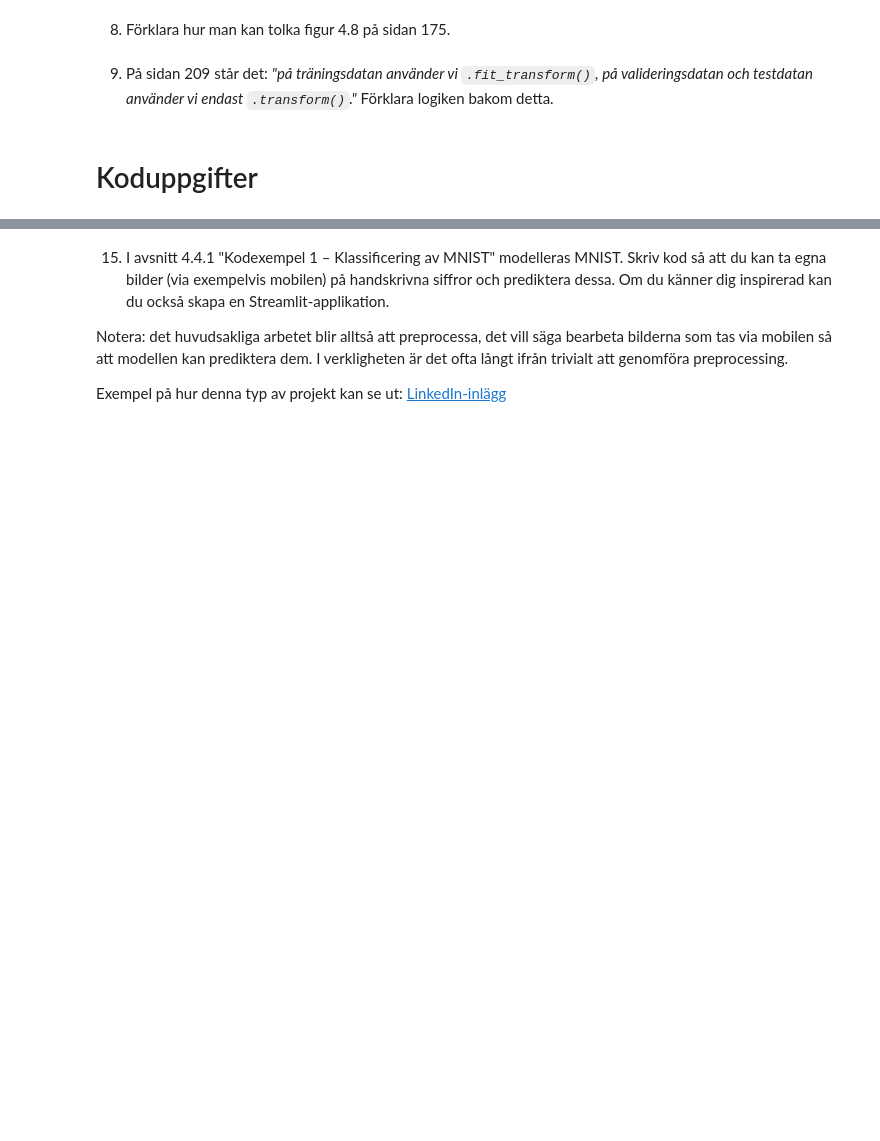
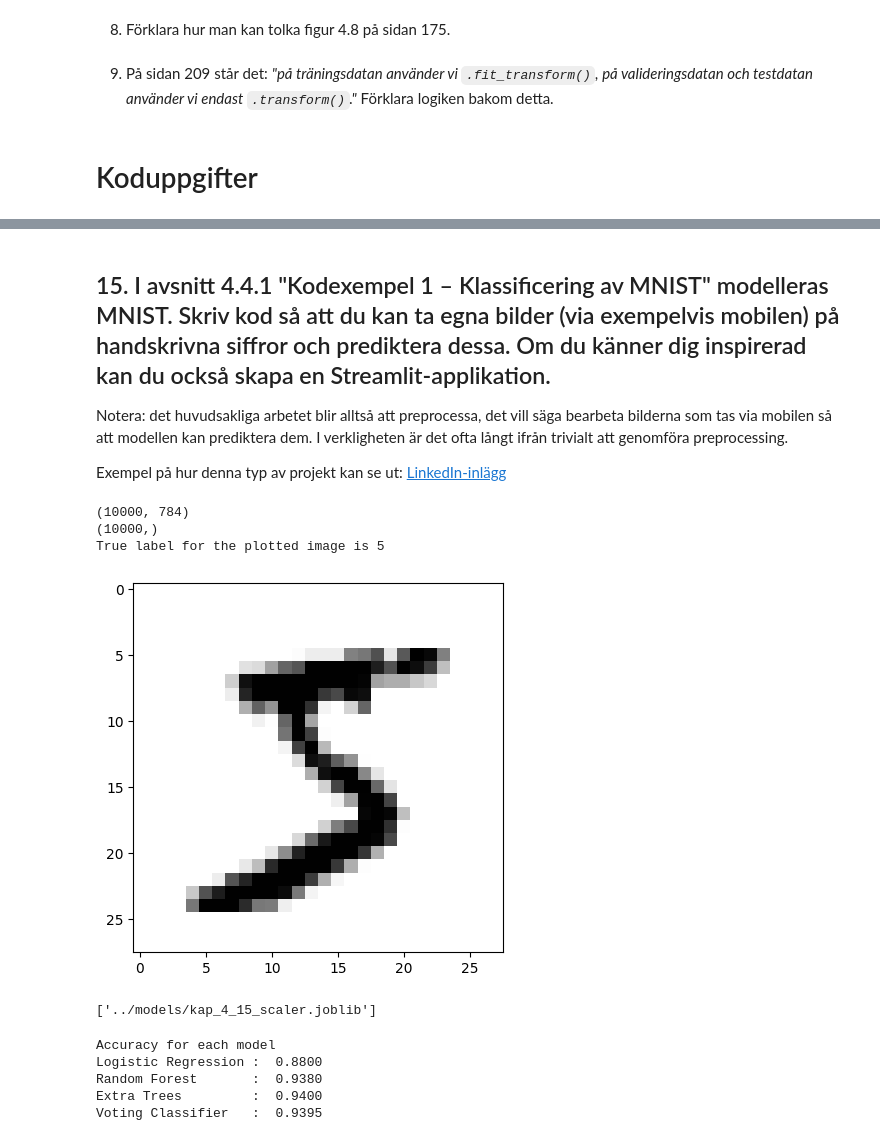
Before and after one commit to stuNero/ai_bok_ovn_uppgifter, a Jupyter notebook: kapitel/kap_4.ipynb, the cells around one changed output, grey strips where cells are left out. Cells and saved outputs as stored; diff of their text form; code cells hidden in the pictures; blank space fills up the shorter version.

```diff
--- a/kapitel/kap_4.ipynb
+++ b/kapitel/kap_4.ipynb
@@ -97,5 +128,5 @@ plt.legend(handles=scatter.legend_elements()[0], labels=classes)
 # %% [markdown]
-15. I avsnitt 4.4.1 "Kodexempel 1 – Klassificering av MNIST" modelleras MNIST. Skriv kod så att du kan ta egna bilder (via exempelvis mobilen) på handskrivna siffror och prediktera dessa. Om du känner dig inspirerad kan du också skapa en Streamlit-applikation.
+## 15. I avsnitt 4.4.1 "Kodexempel 1 – Klassificering av MNIST" modelleras MNIST. Skriv kod så att du kan ta egna bilder (via exempelvis mobilen) på handskrivna siffror och prediktera dessa. Om du känner dig inspirerad kan du också skapa en Streamlit-applikation.
 
 Notera: det huvudsakliga arbetet blir alltså att preprocessa, det vill säga bearbeta bilderna som tas via mobilen så att modellen kan prediktera dem. I verkligheten är det ofta långt ifrån trivialt att genomföra preprocessing.
 
@@ -102,0 +152,56 @@ Exempel på hur denna typ av projekt kan se ut: [LinkedIn-inlägg](https://www.l
+# %%
+# Load data and inspect it
+mnist = fetch_openml('mnist_784', version=1, cache=True,as_frame=False)
+X = mnist["data"] [:10000]
+y = mnist["target"] [:10000].astype(np.uint8)
+print (X.shape)
+print (y.shape)
+some_digit = X[0]
+some_digit_image = some_digit.reshape(28, 28)
+plt.imshow(some_digit_image, cmap=mpl.cm.binary)
+print("True label for the plotted image is", y[0])
+# print (mnist.DESCR)
+# %% [output]
+(10000, 784)
+(10000,)
+True label for the plotted image is 5
+[figure, added]
+# %%
+# Splitting data
+X_train_val, X_test, y_train_val, y_test = train_test_split(X, y, test_size=2000, random_state=42)
+X_train, X_val, y_train, y_val = train_test_split(X_train_val, y_train_val, test_size=2000, random_state=42)
+# Scaling data
+scaler = StandardScaler()
+X_train = scaler.fit_transform(X_train)
+X_val = scaler.transform(X_val)
+X_test = scaler.transform(X_test)
+import joblib
+
+joblib.dump(scaler, "../models/kap_4_15_scaler.joblib")
+# %% [output]
+['../models/kap_4_15_scaler.joblib']
+# %%
+logreg_clf = LogisticRegression(max_iter=1000)
+random_forest_clf = RandomForestClassifier(n_estimators=100,random_state=42)
+extra_trees_clf = ExtraTreesClassifier(n_estimators=100, random_state=42)
+named_estimators = [
+("logreg_clf", logreg_clf),
+("random_forest_clf", random_forest_clf),
+("extra trees clf", extra_trees_clf)
+]
+voting_clf = VotingClassifier(named_estimators, voting='hard')
+models = [logreg_clf, random_forest_clf, extra_trees_clf, voting_clf]
+for model in models:
+    model.fit(X_train, y_train)
+print("Accuracy for each model")
+
+model_names = ["Logistic Regression", "Random Forest", "Extra Trees", "Voting Classifier"]
+for name, model in zip(model_names, models):
+    score = model.score(X_val, y_val)
+    print (f"{name:20s}: {score: .4f}")
+# %% [output]
+Accuracy for each model
+Logistic Regression :  0.8800
+Random Forest       :  0.9380
+Extra Trees         :  0.9400
+Voting Classifier   :  0.9395
```
Also changed, not shown: parts of 15 cells of this notebook, 5 other files.
